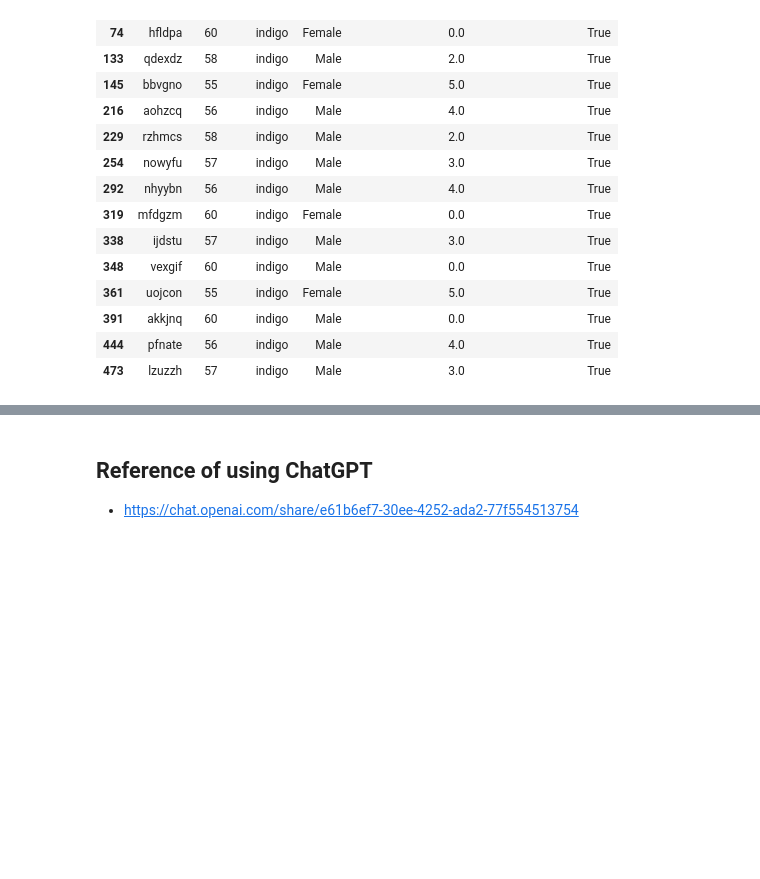
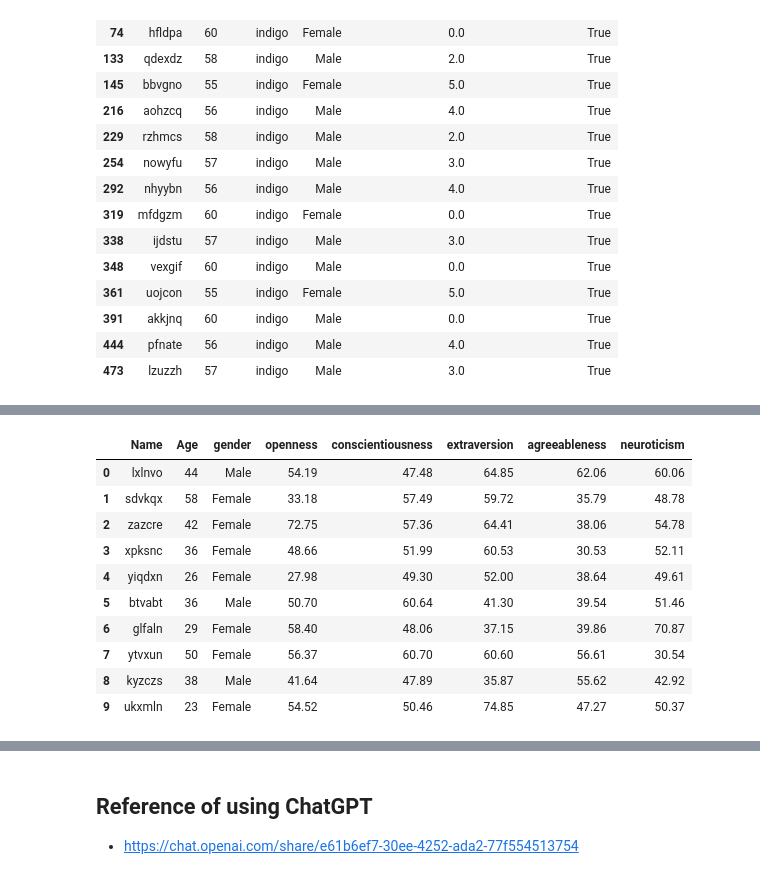
Before and after one commit to oceanumeric/ININ-tutorial, a Jupyter notebook: Labs/lab0_part_i.ipynb, the cells around one changed output, grey strips where cells are left out. Saved outputs shown, nothing was run; the diff lists cells and outputs as text; code cells hidden in the pictures; blank space fills up the shorter version.

```diff
--- a/Labs/lab0_part_i.ipynb
+++ b/Labs/lab0_part_i.ipynb
@@ -297,0 +372,16 @@ One random profile from the big city data
+# %%
+size_of_population = 10
+simulated_data2 = generate_people2(size_of_population)
+simulated_data2
+# %% [output]
+|  | Name | Age | gender | openness | conscientiousness | extraversion | agreeableness | neuroticism |
+| 0 | lxlnvo | 44 | Male | 54.19 | 47.48 | 64.85 | 62.06 | 60.06 |
+| 1 | sdvkqx | 58 | Female | 33.18 | 57.49 | 59.72 | 35.79 | 48.78 |
+| 2 | zazcre | 42 | Female | 72.75 | 57.36 | 64.41 | 38.06 | 54.78 |
+| 3 | xpksnc | 36 | Female | 48.66 | 51.99 | 60.53 | 30.53 | 52.11 |
+| 4 | yiqdxn | 26 | Female | 27.98 | 49.30 | 52.00 | 38.64 | 49.61 |
+| 5 | btvabt | 36 | Male | 50.70 | 60.64 | 41.30 | 39.54 | 51.46 |
+| 6 | glfaln | 29 | Female | 58.40 | 48.06 | 37.15 | 39.86 | 70.87 |
+| 7 | ytvxun | 50 | Female | 56.37 | 60.70 | 60.60 | 56.61 | 30.54 |
+| 8 | kyzczs | 38 | Male | 41.64 | 47.89 | 35.87 | 55.62 | 42.92 |
+| 9 | ukxmln | 23 | Female | 54.52 | 50.46 | 74.85 | 47.27 | 50.37 |
```
Also changed, not shown: parts of 5 cells of this notebook.
